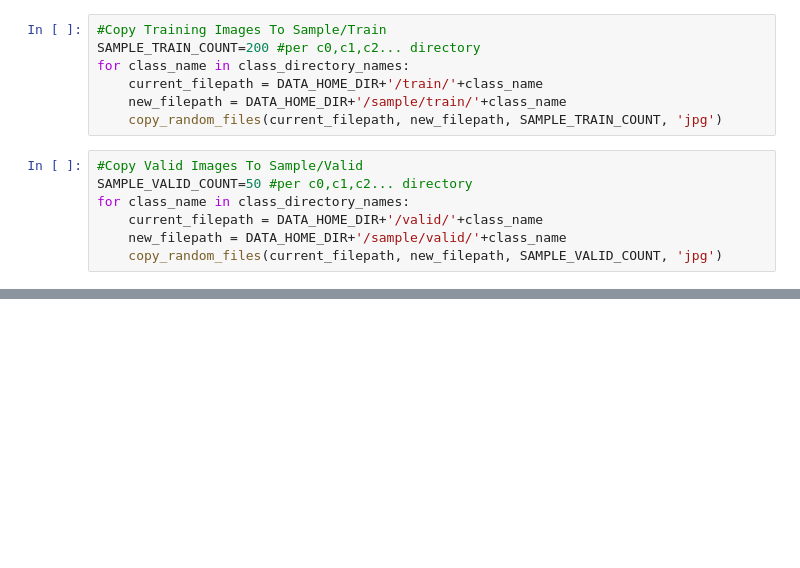
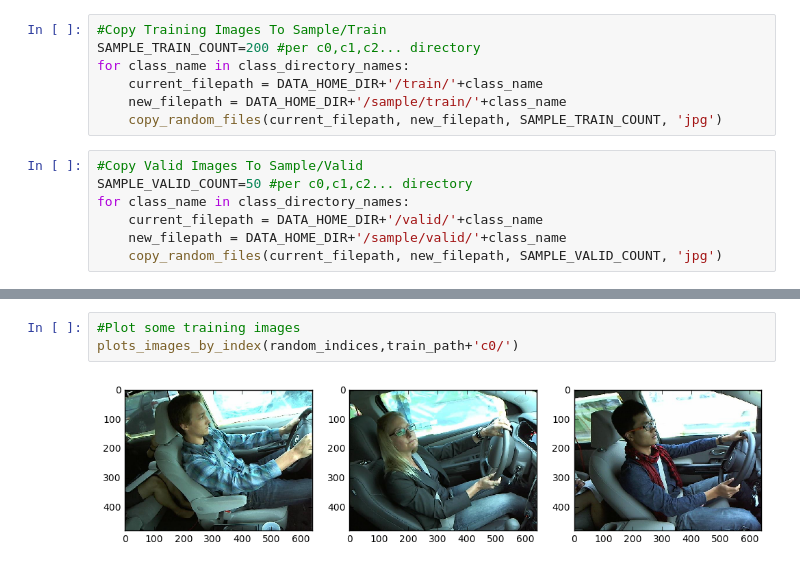
Before and after one commit to bfortuner/deep_learning_course, a Jupyter notebook: lesson3/StateFarm.ipynb, the cells around one changed output, grey strips where cells are left out. Drawn from its saved outputs; the diff is of its cells as text; blank space fills up the shorter version.

```diff
--- a/lesson3/StateFarm.ipynb
+++ b/lesson3/StateFarm.ipynb
@@ -246,0 +259,5 @@ Image.open(data_path + 'c2/' + filenames[2])
+# %%
+#Plot some training images
+plots_images_by_index(random_indices,train_path+'c0/')
+# %% [output]
+[figure, added]
```
Also changed, not shown: parts of 29 cells of this notebook.
